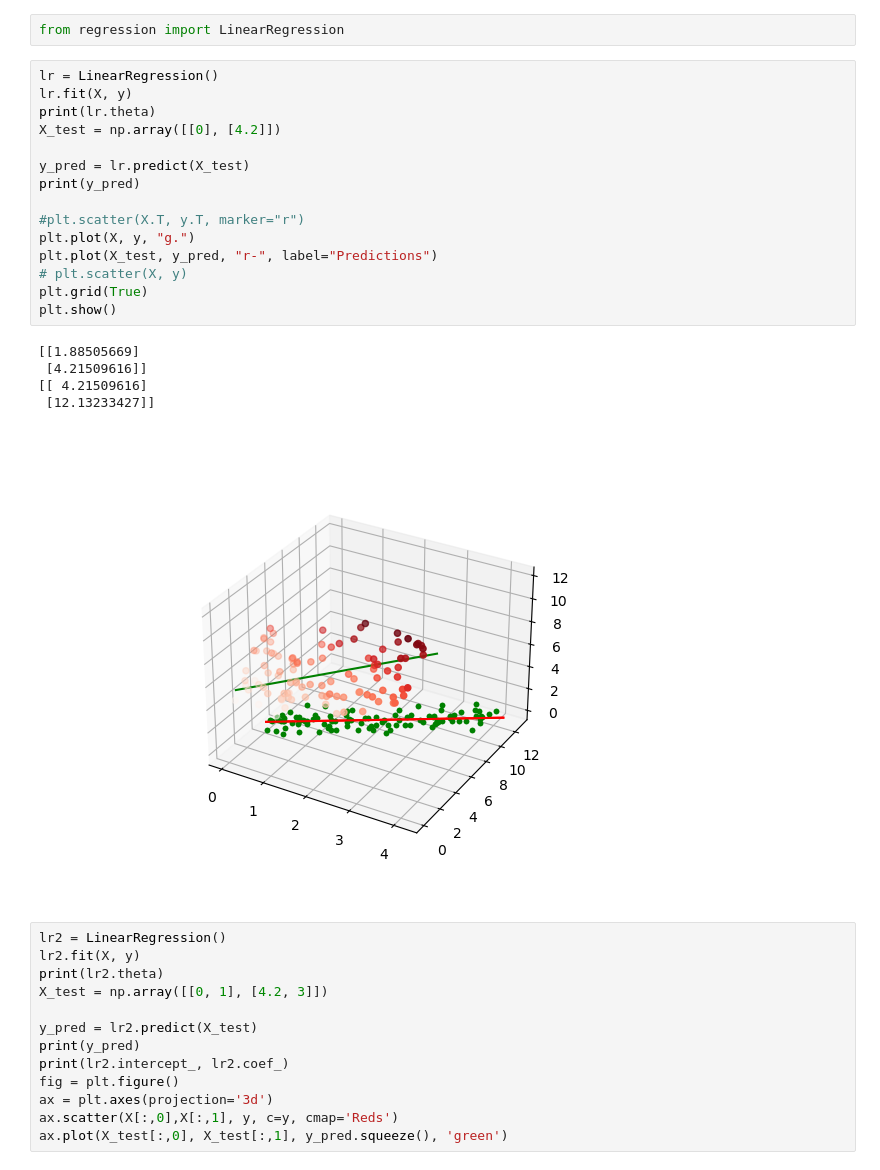
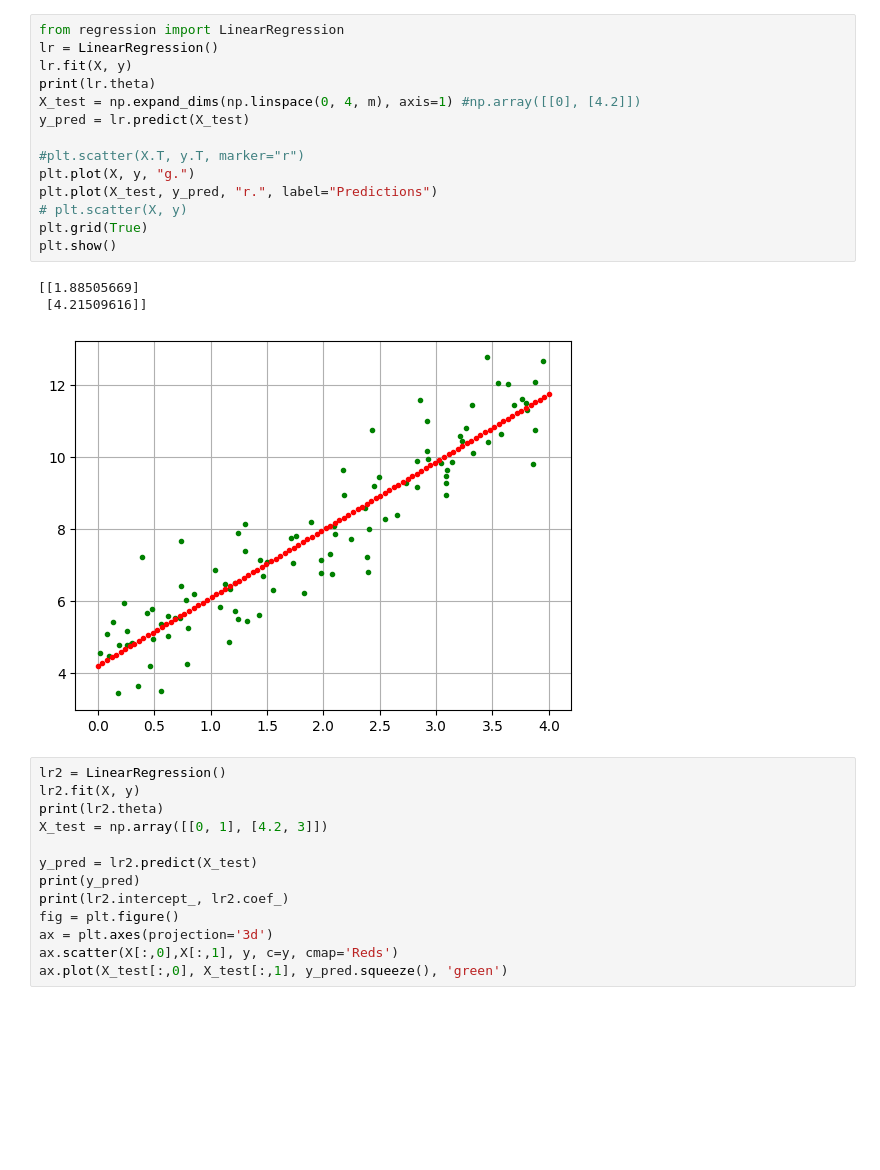
Before and after one commit to Vadimbuildercxx/MLAlg, a Jupyter notebook: deploy.ipynb, the cells around one changed output. Drawn from its saved outputs; the diff is of its cells as text; blank space fills up the shorter version.

```diff
--- a/deploy.ipynb
+++ b/deploy.ipynb
@@ -13,26 +9,21 @@ AttributeError: module 'numpy' has no attribute 'random'
-# %%
-from regression import LinearRegression
 # %%
+from regression import LinearRegression
 lr = LinearRegression()
 lr.fit(X, y)
 print(lr.theta)
-X_test = np.array([[0], [4.2]])
-
+X_test = np.expand_dims(np.linspace(0, 4, m), axis=1) #np.array([[0], [4.2]])
 y_pred = lr.predict(X_test)
-print(y_pred)
 
 #plt.scatter(X.T, y.T, marker="r")
 plt.plot(X, y, "g.")
-plt.plot(X_test, y_pred, "r-", label="Predictions")
+plt.plot(X_test, y_pred, "r.", label="Predictions")
 # plt.scatter(X, y)
 plt.grid(True)
 plt.show()
 # %% [output]
 [[1.88505669]
  [4.21509616]]
-[[ 4.21509616]
- [12.13233427]]
-[figure, old version]
+[figure, new version]
 # %%
 lr2 = LinearRegression()
 lr2.fit(X, y)
```
Also changed, not shown: parts of 2 cells of this notebook, 5 other files.
